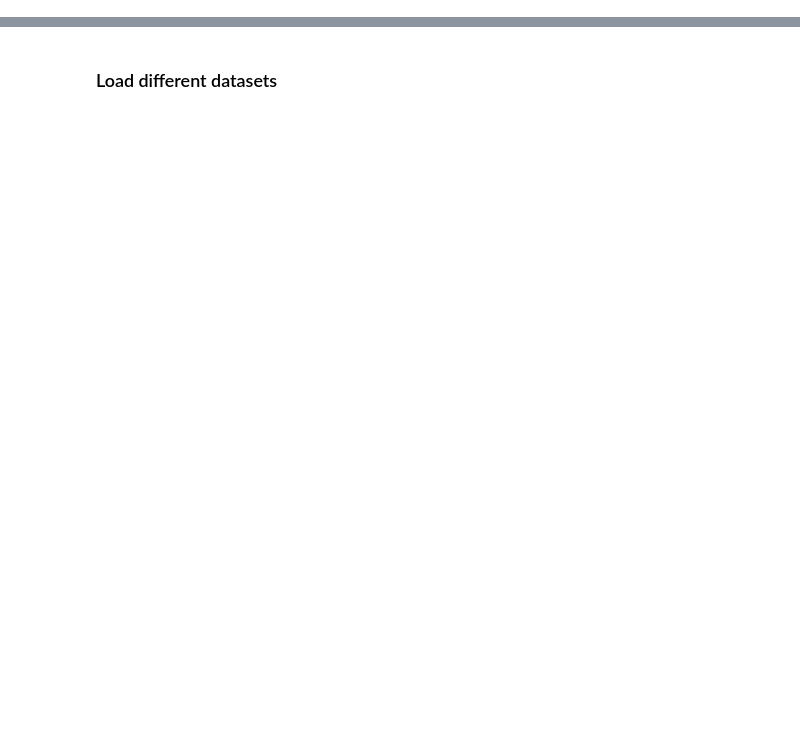
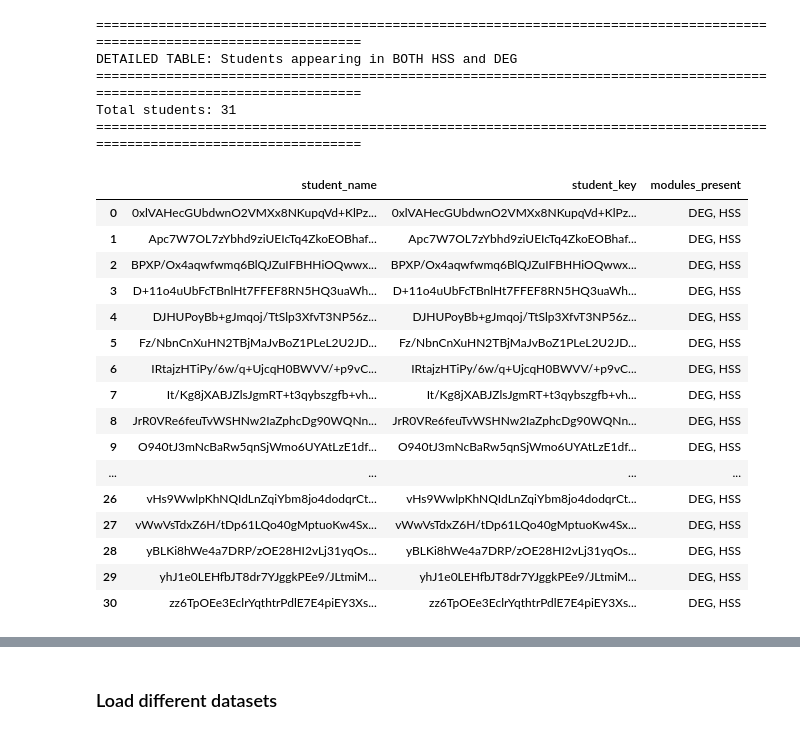
Before and after one commit to Data-Policy-and-Innovation-Centre/sams, a Jupyter notebook: notebooks/integrating-unique-key.ipynb, the cells around one changed output, grey strips where cells are left out. Saved outputs shown, nothing was run; the diff lists cells and outputs as text; code cells hidden in the pictures; blank space fills up the shorter version.

```diff
--- a/notebooks/integrating-unique-key.ipynb
+++ b/notebooks/integrating-unique-key.ipynb
@@ -2,0 +67,54 @@
+# %%
+# Detailed table: Students appearing in BOTH HSS and DEG (across all years)
+
+hss_deg_students_query = """
+WITH hss_deg_overlap AS (
+    -- Find students who appear in BOTH HSS and DEG
+    SELECT DISTINCT h.student_key
+    FROM (SELECT DISTINCT student_key FROM master_stack WHERE module = 'HSS') h
+    INNER JOIN (SELECT DISTINCT student_key FROM master_stack WHERE module = 'DEG') d
+        ON h.student_key = d.student_key
+)
+SELECT
+    m.student_name,
+    m.student_key,
+    STRING_AGG(DISTINCT m.module, ', ' ORDER BY m.module) as modules_present
+FROM master_stack m
+WHERE m.student_key IN (SELECT student_key FROM hss_deg_overlap)
+    AND m.student_key IS NOT NULL
+    AND m.student_key != ''
+GROUP BY m.student_name, m.student_key
+ORDER BY m.student_name
+"""
+
+hss_deg_students = con.execute(hss_deg_students_query).df()
+
+print("\n" + "="*120)
+print("DETAILED TABLE: Students appearing in BOTH HSS and DEG")
+print("="*120)
+print(f"Total students: {len(hss_deg_students):,}")
+print("="*120)
+hss_deg_students
+# %% [output]
+========================================================================================================================
+DETAILED TABLE: Students appearing in BOTH HSS and DEG
+========================================================================================================================
+Total students: 31
+========================================================================================================================
+|  | student_name | student_key | modules_present |
+| 0 | 0xlVAHecGUbdwnO2VMXx8NKupqVd+KlPz... | 0xlVAHecGUbdwnO2VMXx8NKupqVd+KlPz... | DEG, HSS |
+| 1 | Apc7W7OL7zYbhd9ziUEIcTq4ZkoEOBhaf... | Apc7W7OL7zYbhd9ziUEIcTq4ZkoEOBhaf... | DEG, HSS |
+| 2 | BPXP/Ox4aqwfwmq6BlQJZuIFBHHiOQwwx... | BPXP/Ox4aqwfwmq6BlQJZuIFBHHiOQwwx... | DEG, HSS |
+| 3 | D+11o4uUbFcTBnlHt7FFEF8RN5HQ3uaWh... | D+11o4uUbFcTBnlHt7FFEF8RN5HQ3uaWh... | DEG, HSS |
+| 4 | DJHUPoyBb+gJmqoj/TtSlp3XfvT3NP56z... | DJHUPoyBb+gJmqoj/TtSlp3XfvT3NP56z... | DEG, HSS |
+| 5 | Fz/NbnCnXuHN2TBjMaJvBoZ1PLeL2U2JD... | Fz/NbnCnXuHN2TBjMaJvBoZ1PLeL2U2JD... | DEG, HSS |
+| 6 | IRtajzHTiPy/6w/q+UjcqH0BWVV/+p9vC... | IRtajzHTiPy/6w/q+UjcqH0BWVV/+p9vC... | DEG, HSS |
+| 7 | It/Kg8jXABJZlsJgmRT+t3qybszgfb+vh... | It/Kg8jXABJZlsJgmRT+t3qybszgfb+vh... | DEG, HSS |
+| 8 | JrR0VRe6feuTvWSHNw2IaZphcDg90WQNn... | JrR0VRe6feuTvWSHNw2IaZphcDg90WQNn... | DEG, HSS |
+| 9 | O940tJ3mNcBaRw5qnSjWmo6UYAtLzE1df... | O940tJ3mNcBaRw5qnSjWmo6UYAtLzE1df... | DEG, HSS |
+| ... | ... | ... | ... |
+| 26 | vHs9WwlpKhNQIdLnZqiYbm8jo4dodqrCt... | vHs9WwlpKhNQIdLnZqiYbm8jo4dodqrCt... | DEG, HSS |
+| 27 | vWwVsTdxZ6H/tDp61LQo40gMptuoKw4Sx... | vWwVsTdxZ6H/tDp61LQo40gMptuoKw4Sx... | DEG, HSS |
+| 28 | yBLKi8hWe4a7DRP/zOE28HI2vLj31yqOs... | yBLKi8hWe4a7DRP/zOE28HI2vLj31yqOs... | DEG, HSS |
+| 29 | yhJ1e0LEHfbJT8dr7YJggkPEe9/JLtmiM... | yhJ1e0LEHfbJT8dr7YJggkPEe9/JLtmiM... | DEG, HSS |
+| 30 | zz6TpOEe3EclrYqthtrPdlE7E4piEY3Xs... | zz6TpOEe3EclrYqthtrPdlE7E4piEY3Xs... | DEG, HSS |
```
Also changed, not shown: parts of 58 cells of this notebook.
